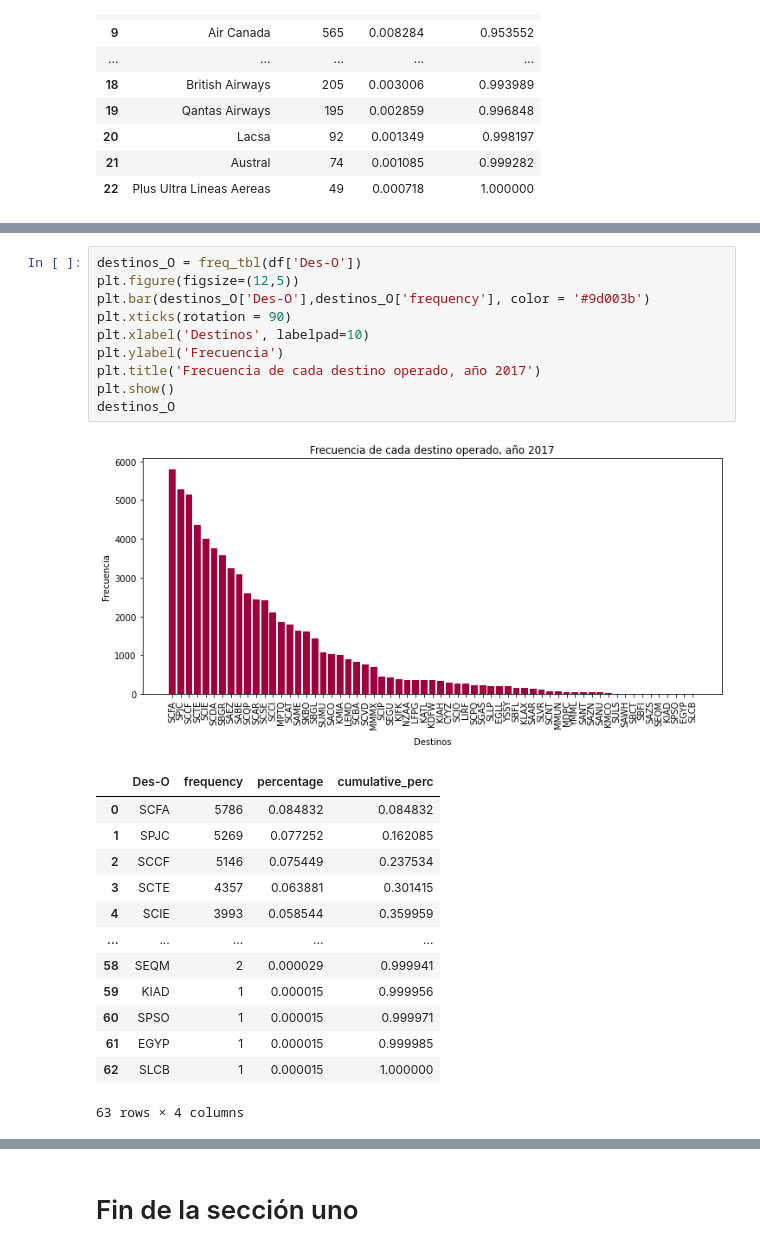
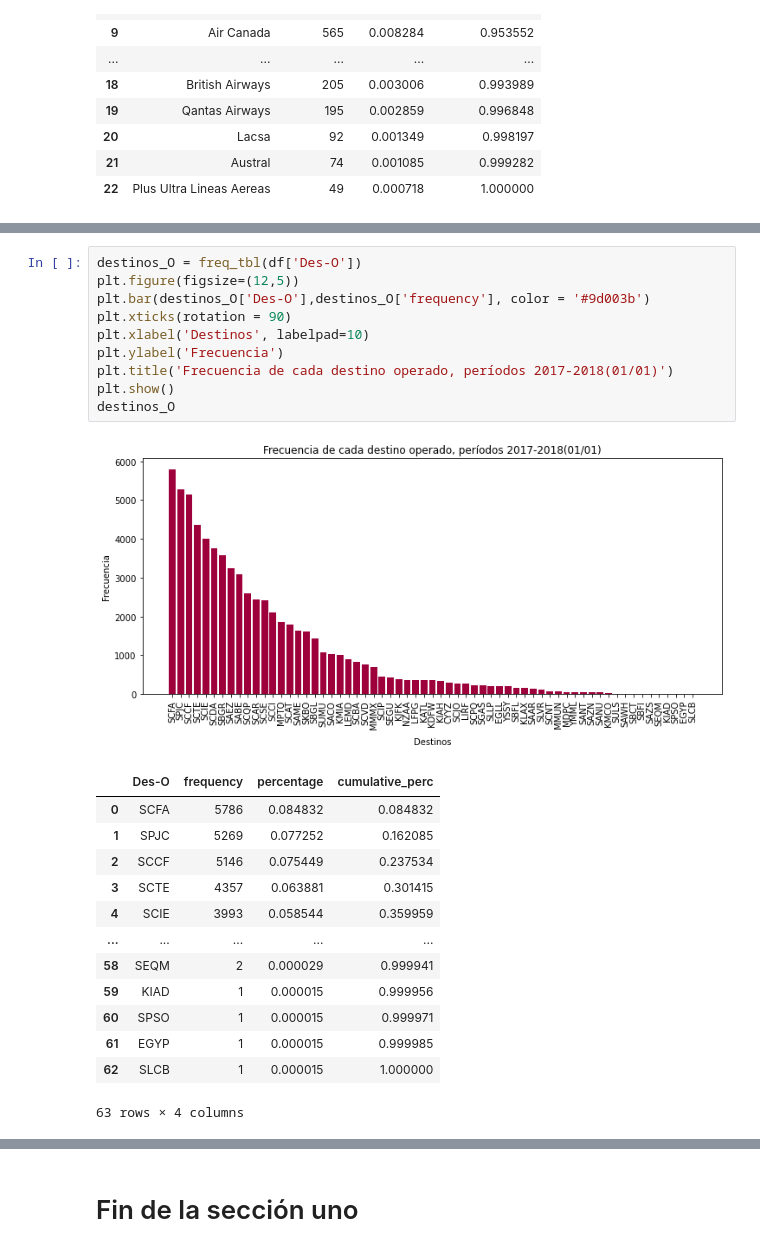
Before and after one commit to ignacialoyfra/ChallengeDataScientist-Ignacia-Loyola, a Jupyter notebook: solution.ipynb, the cells around one changed output, grey strips where cells are left out. Saved outputs shown, nothing was run; the diff lists cells and outputs as text.

```diff
--- a/solution.ipynb
+++ b/solution.ipynb
@@ -459,15 +470,15 @@ dia_O
 # %%
 destinos_O = freq_tbl(df['Des-O'])
 plt.figure(figsize=(12,5))
 plt.bar(destinos_O['Des-O'],destinos_O['frequency'], color = '#9d003b')
 plt.xticks(rotation = 90)
 plt.xlabel('Destinos', labelpad=10)
 plt.ylabel('Frecuencia')
-plt.title('Frecuencia de cada destino operado, año 2017')
+plt.title('Frecuencia de cada destino operado, períodos 2017-2018(01/01)')
 plt.show()
 destinos_O
 # %% [output]
-[figure, old version]
+[figure, new version]
 |  | Des-O | frequency | percentage | cumulative_perc |
 | 0 | SCFA | 5786 | 0.084832 | 0.084832 |
 | 1 | SPJC | 5269 | 0.077252 | 0.162085 |
```
Also changed, not shown: parts of 16 cells of this notebook.
